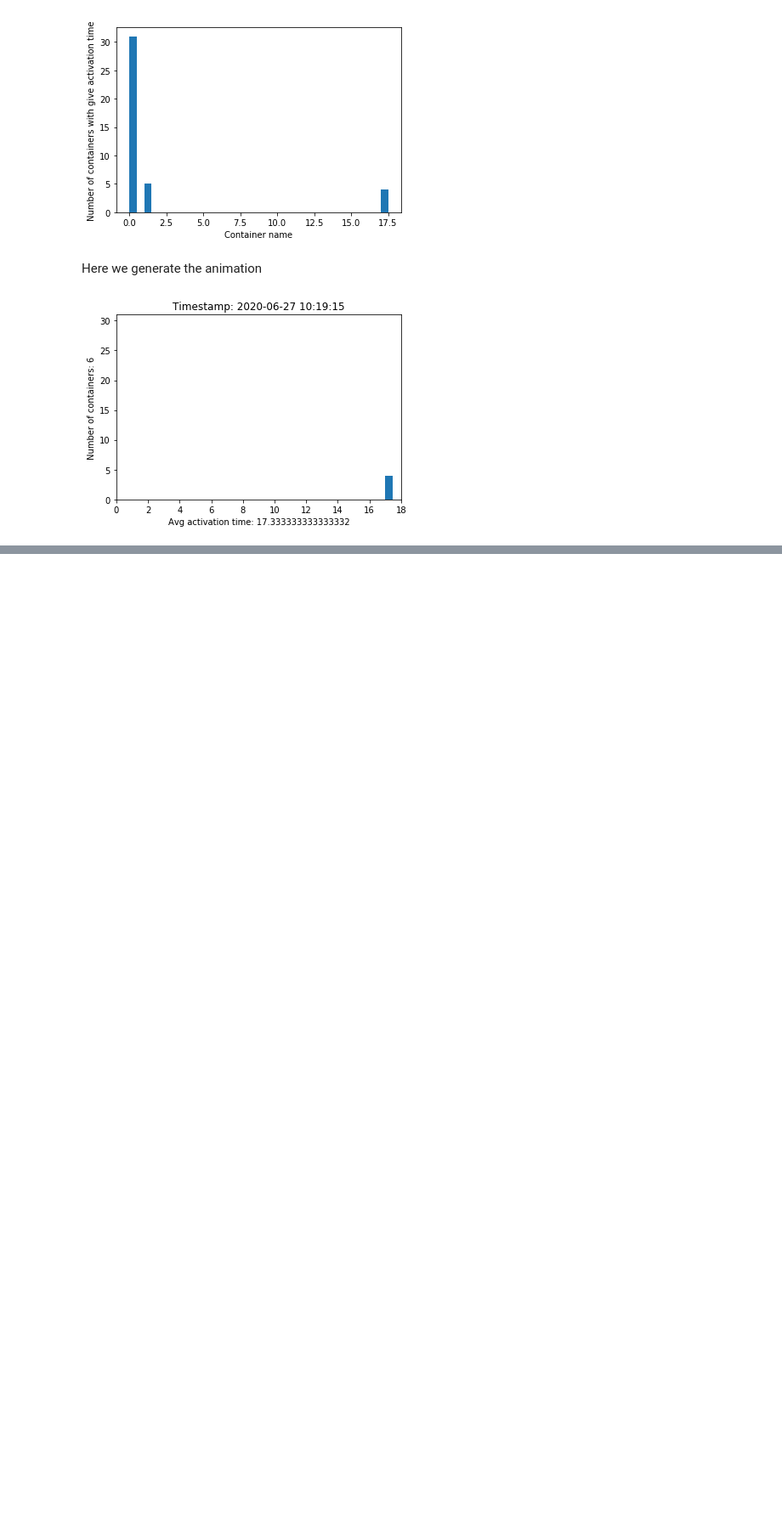
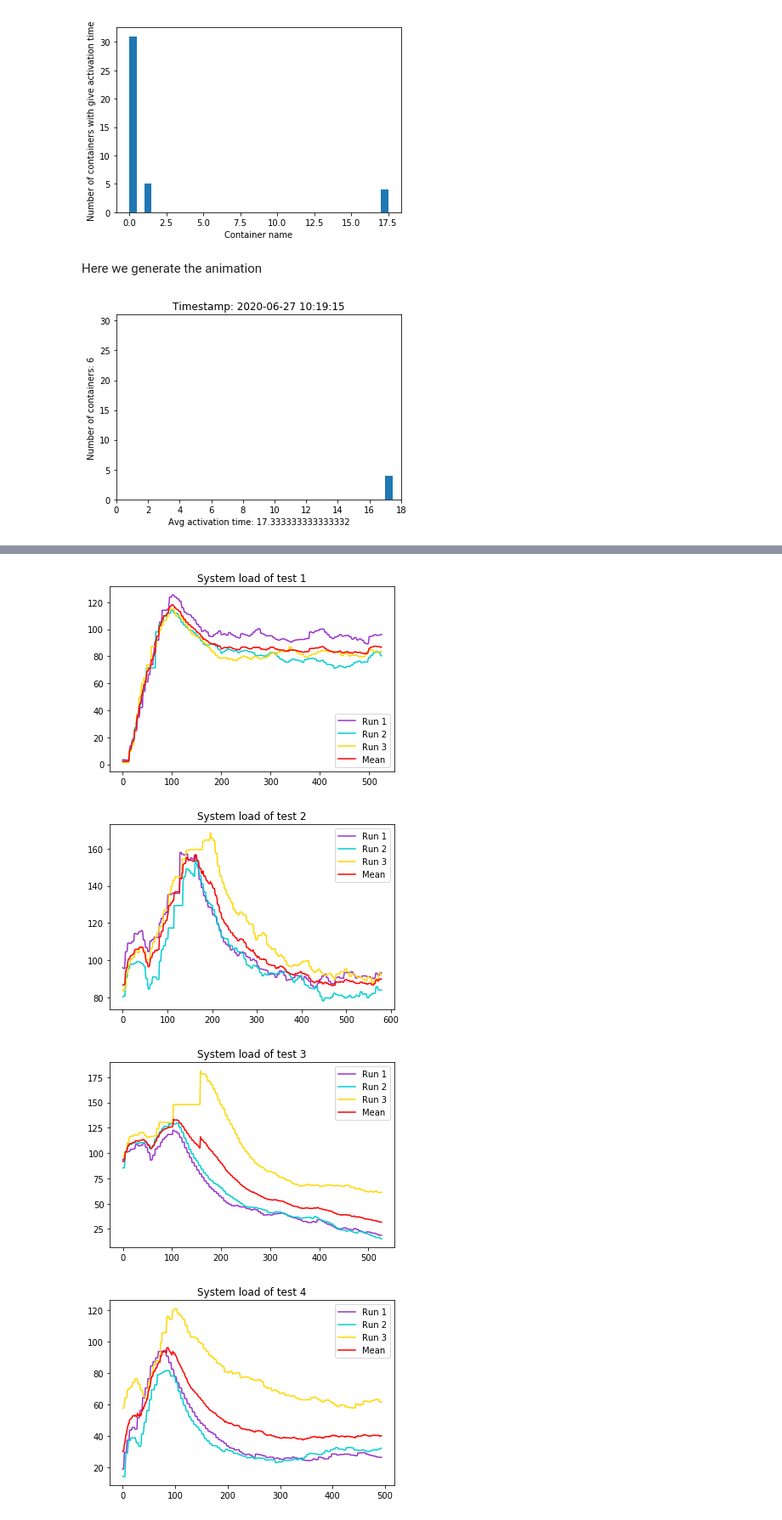
Before and after one commit to ricCap/ELIoT, a Jupyter notebook: stats/stats.ipynb, the cells around one changed output, grey strips where cells are left out. Shown: that part at 85% size. Cells and saved outputs as stored; diff of their text form; code cells hidden in the pictures; blank space fills up the shorter version.

Commit message:
Add system load of a single test chart and system load of all tests chart

```diff
--- a/stats/stats.ipynb
+++ b/stats/stats.ipynb
@@ -64,0 +159,9 @@ plt.show()
+# %%
+test_time = {}
+start_time = []
+end_time = []
+
+for index in range(TEST_NUMBER):
+    start_time, end_time = retrieve_test_times(index + 1)
+    test_time["Start_0" + str(index + 1)] = start_time
+    test_time["End_0" + str(index + 1)] = end_time
@@ -64,0 +215,36 @@ plt.show()
+# %%
+for index_test in range(TEST_NUMBER):
+    times = dict_test_values["Test_" + str(index_test + 1) + "_time"]
+    values = dict_test_values["Test_" + str(index_test + 1) + "_values"]
+    dict_test_values["Test_" + str(index_test + 1) + "_time"], dict_test_values["Test_" + str(index_test + 1) + "_values"] = fix_duration(values, times)
+# %%
+for index_test in range(TEST_NUMBER):
+    length = int(dict_test_values["Test_" + str(index_test + 1) + "_time"])
+    dict_test_values["Test_" + str(index_test + 1) + "_mean"] = compute_mean(dict_test_values["Test_" + str(index_test + 1) + "_values"], length)
+# %%
+import matplotlib.pyplot as plt
+
+for index_test in range(TEST_NUMBER):
+    fig, ax = plt.subplots()
+    for index in range(RUN_NUMBER):
+        x = range(int(dict_test_values["Test_" + str(index_test + 1) + "_time"]))
+        y = dict_test_values["Test_" + str(index_test + 1) + "_values"][index]
+
+        line_color = "gold"
+        if(index == 0):
+            line_color = "darkorchid"
+        elif(index == 1):
+            line_color = "darkturquoise"
+
+        ax.plot(x, y, '-', label='Run ' + str(index + 1), color=line_color)
+    x = range(int(dict_test_values["Test_" + str(index_test + 1) + "_time"]))
+    y = dict_test_values["Test_" + str(index_test + 1) + "_mean"]
+    ax.plot(x, y, '-', label='Mean', color="red")
+    ax.set_title('System load of test ' + str(index_test + 1))
+    leg = ax.legend();
+    plt.show()
+# %% [output]
+[figure, added]
+[figure, added]
+[figure, added]
+[figure, added]
```
Also changed, not shown: parts of 9 cells of this notebook.
